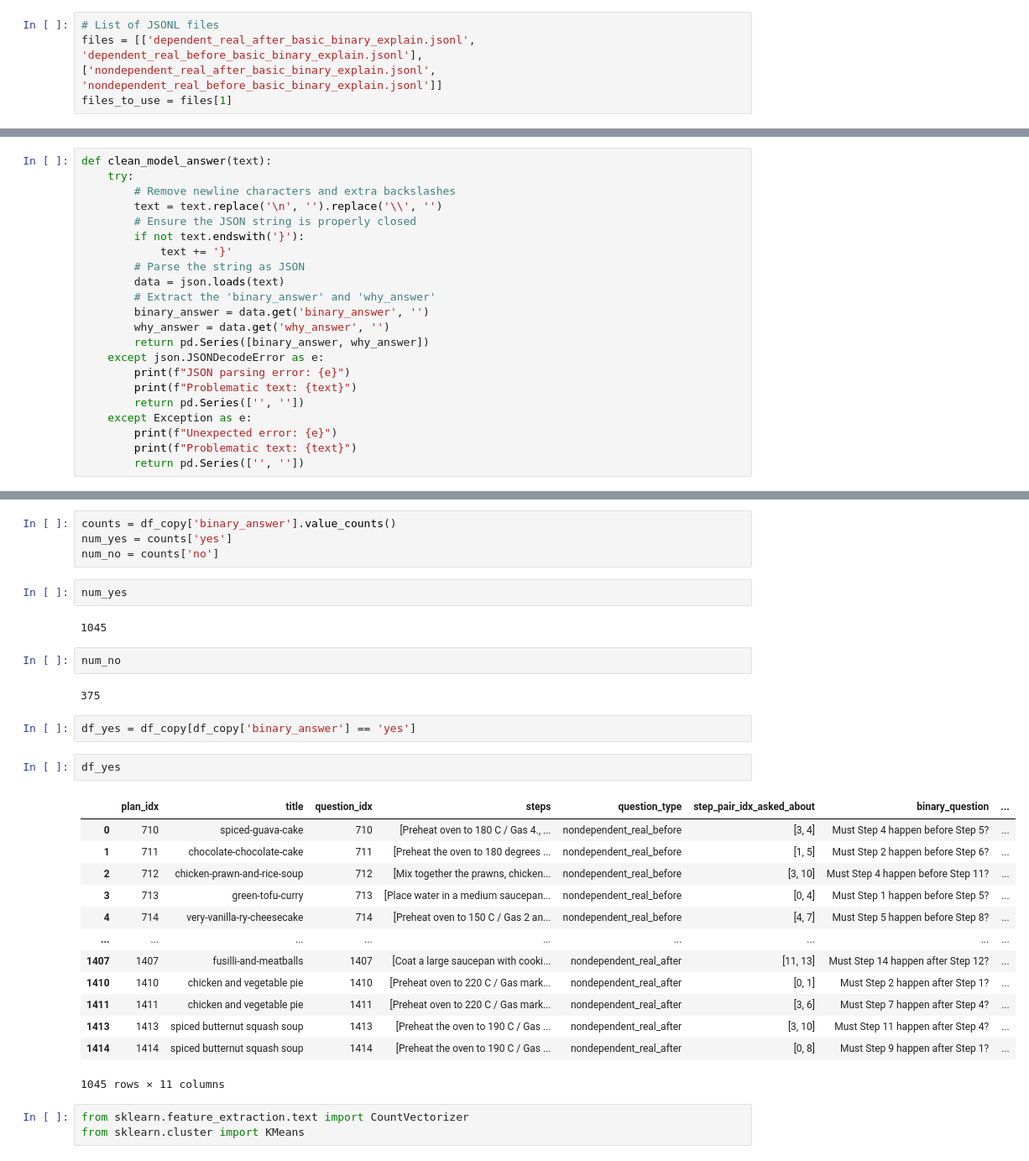
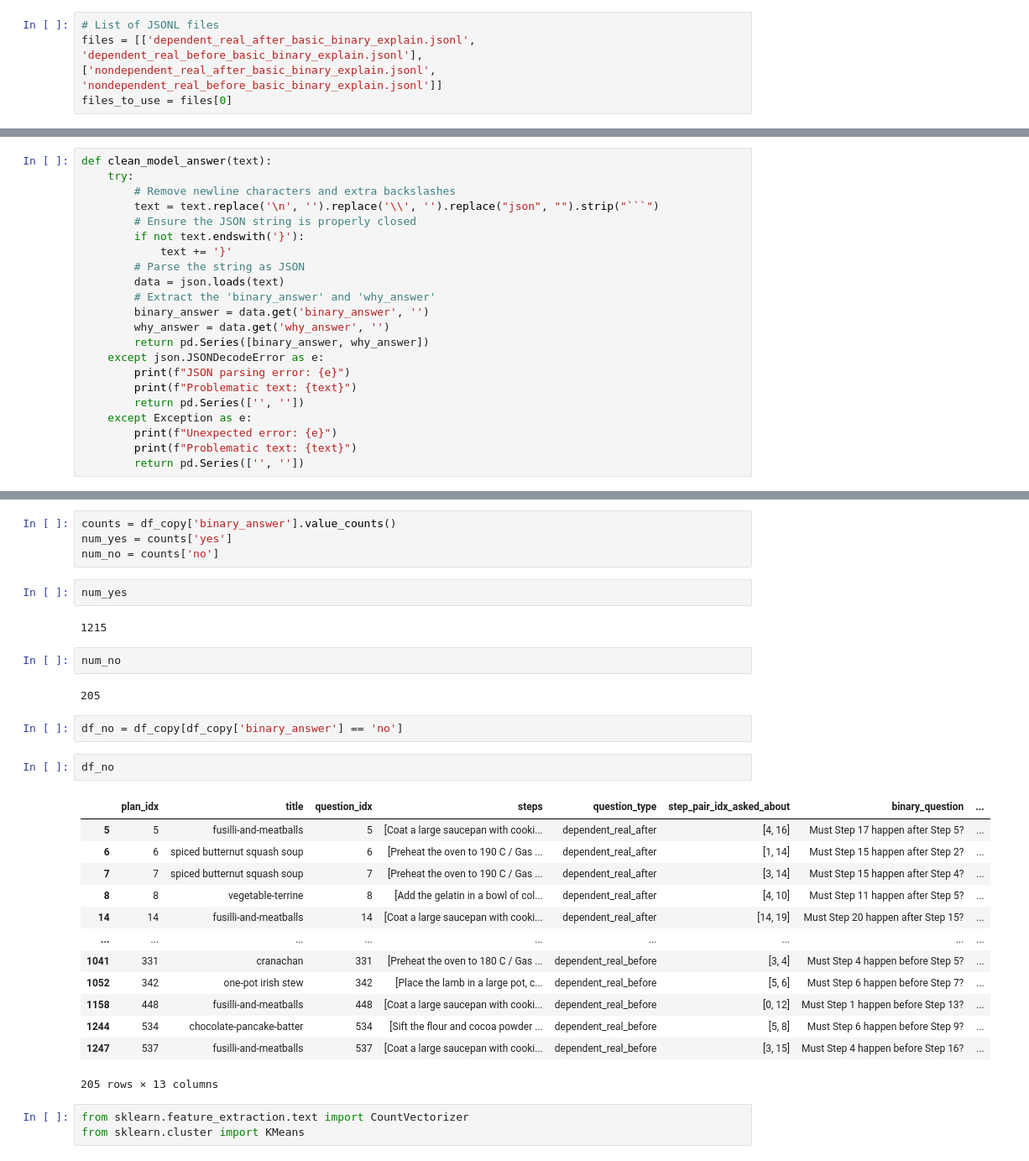
Before and after one commit to delkhosh20/CaT-Bench, a Jupyter notebook: phase2/main.ipynb, the cells around one changed output, grey strips where cells are left out. Shown at 84% size. Saved outputs shown, nothing was run; the diff lists cells and outputs as text.

Commit message:
change: clean_model_answer

````diff
--- a/phase2/main.ipynb
+++ b/phase2/main.ipynb
@@ -18,7 +16,7 @@ print(jsonl_files)
 # %%
 # List of JSONL files
 files = [['dependent_real_after_basic_binary_explain.jsonl', 'dependent_real_before_basic_binary_explain.jsonl'], ['nondependent_real_after_basic_binary_explain.jsonl', 'nondependent_real_before_basic_binary_explain.jsonl']]
-files_to_use = files[1]
+files_to_use = files[0]
 # %%
 #Filter the list of found files based on your selection
 selected_files = [file for file in jsonl_files if os.path.basename(file) in files_to_use]
@@ -59,7 +57,7 @@ import ast
 def clean_model_answer(text):
     try:
         # Remove newline characters and extra backslashes
-        text = text.replace('\n', '').replace('\\', '')
+        text = text.replace('\n', '').replace('\\', '').replace("json", "").strip("```")
         # Ensure the JSON string is properly closed
         if not text.endswith('}'):
             text += '}'
@@ -141,29 +121,29 @@ num_no = counts['no']
 # %%
 num_yes
 # %% [output]
-1045
+1215
 # %%
 num_no
 # %% [output]
-375
+205
 # %%
-df_yes = df_copy[df_copy['binary_answer'] == 'yes']
+df_no = df_copy[df_copy['binary_answer'] == 'no']
 # %%
-df_yes
+df_no
 # %% [output]
 |  | plan_idx | title | question_idx | steps | question_type | step_pair_idx_asked_about | binary_question | ... |
-| 0 | 710 | spiced-guava-cake | 710 | [Preheat oven to 180 C / Gas 4., ... | nondependent_real_before | [3, 4] | Must Step 4 happen before Step 5? | ... |
-| 1 | 711 | chocolate-chocolate-cake | 711 | [Preheat the oven to 180 degrees ... | nondependent_real_before | [1, 5] | Must Step 2 happen before Step 6? | ... |
-| 2 | 712 | chicken-prawn-and-rice-soup | 712 | [Mix together the prawns, chicken... | nondependent_real_before | [3, 10] | Must Step 4 happen before Step 11? | ... |
-| 3 | 713 | green-tofu-curry | 713 | [Place water in a medium saucepan... | nondependent_real_before | [0, 4] | Must Step 1 happen before Step 5? | ... |
-| 4 | 714 | very-vanilla-ry-cheesecake | 714 | [Preheat oven to 150 C / Gas 2 an... | nondependent_real_before | [4, 7] | Must Step 5 happen before Step 8? | ... |
+| 5 | 5 | fusilli-and-meatballs | 5 | [Coat a large saucepan with cooki... | dependent_real_after | [4, 16] | Must Step 17 happen after Step 5? | ... |
+| 6 | 6 | spiced butternut squash soup | 6 | [Preheat the oven to 190 C / Gas ... | dependent_real_after | [1, 14] | Must Step 15 happen after Step 2? | ... |
+| 7 | 7 | spiced butternut squash soup | 7 | [Preheat the oven to 190 C / Gas ... | dependent_real_after | [3, 14] | Must Step 15 happen after Step 4? | ... |
+| 8 | 8 | vegetable-terrine | 8 | [Add the gelatin in a bowl of col... | dependent_real_after | [4, 10] | Must Step 11 happen after Step 5? | ... |
+| 14 | 14 | fusilli-and-meatballs | 14 | [Coat a large saucepan with cooki... | dependent_real_after | [14, 19] | Must Step 20 happen after Step 15? | ... |
 | ... | ... | ... | ... | ... | ... | ... | ... | ... |
-| 1407 | 1407 | fusilli-and-meatballs | 1407 | [Coat a large saucepan with cooki... | nondependent_real_after | [11, 13] | Must Step 14 happen after Step 12? | ... |
-| 1410 | 1410 | chicken and vegetable pie | 1410 | [Preheat oven to 220 C / Gas mark... | nondependent_real_after | [0, 1] | Must Step 2 happen after Step 1? | ... |
-| 1411 | 1411 | chicken and vegetable pie | 1411 | [Preheat oven to 220 C / Gas mark... | nondependent_real_after | [3, 6] | Must Step 7 happen after Step 4? | ... |
-| 1413 | 1413 | spiced butternut squash soup | 1413 | [Preheat the oven to 190 C / Gas ... | nondependent_real_after | [3, 10] | Must Step 11 happen after Step 4? | ... |
-| 1414 | 1414 | spiced butternut squash soup | 1414 | [Preheat the oven to 190 C / Gas ... | nondependent_real_after | [0, 8] | Must Step 9 happen after Step 1? | ... |
+| 1041 | 331 | cranachan | 331 | [Preheat the oven to 180 C / Gas ... | dependent_real_before | [3, 4] | Must Step 4 happen before Step 5? | ... |
+| 1052 | 342 | one-pot irish stew | 342 | [Place the lamb in a large pot, c... | dependent_real_before | [5, 6] | Must Step 6 happen before Step 7? | ... |
+| 1158 | 448 | fusilli-and-meatballs | 448 | [Coat a large saucepan with cooki... | dependent_real_before | [0, 12] | Must Step 1 happen before Step 13? | ... |
+| 1244 | 534 | chocolate-pancake-batter | 534 | [Sift the flour and cocoa powder ... | dependent_real_before | [5, 8] | Must Step 6 happen before Step 9? | ... |
+| 1247 | 537 | fusilli-and-meatballs | 537 | [Coat a large saucepan with cooki... | dependent_real_before | [3, 15] | Must Step 4 happen before Step 16? | ... |
-1045 rows × 11 columns
+205 rows × 13 columns
 # %%
 from sklearn.feature_extraction.text import CountVectorizer
 from sklearn.cluster import KMeans
````
Also changed, not shown: parts of 13 cells of this notebook.
